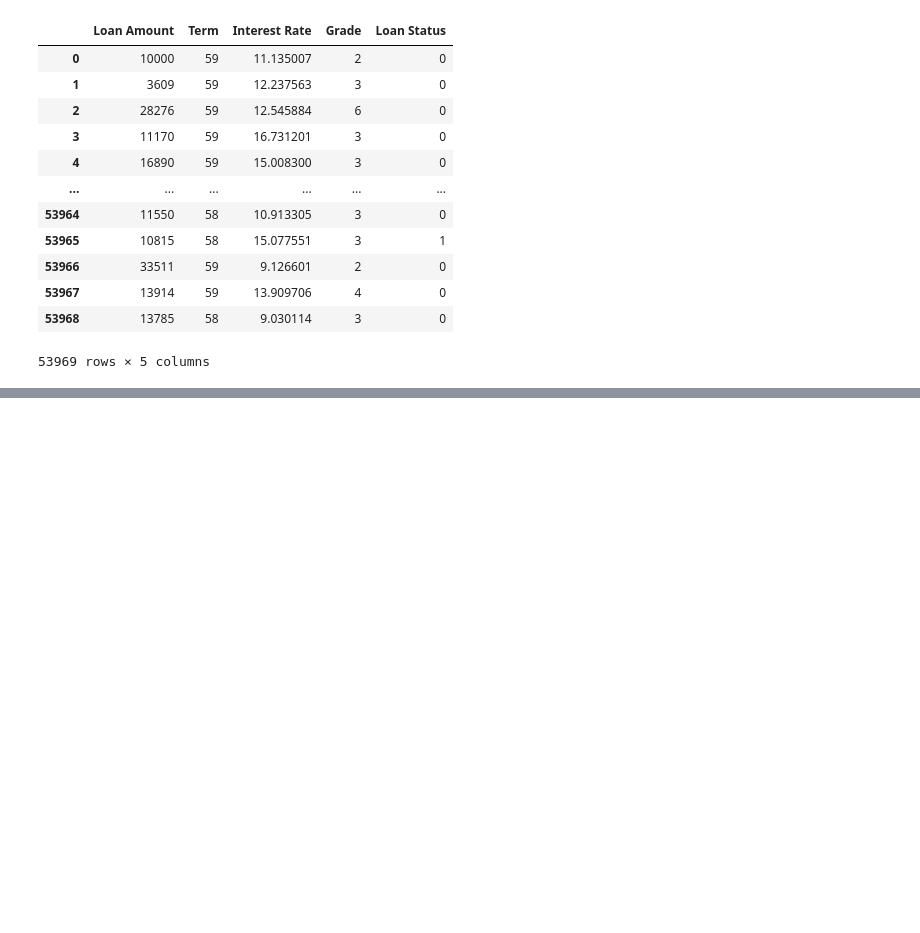
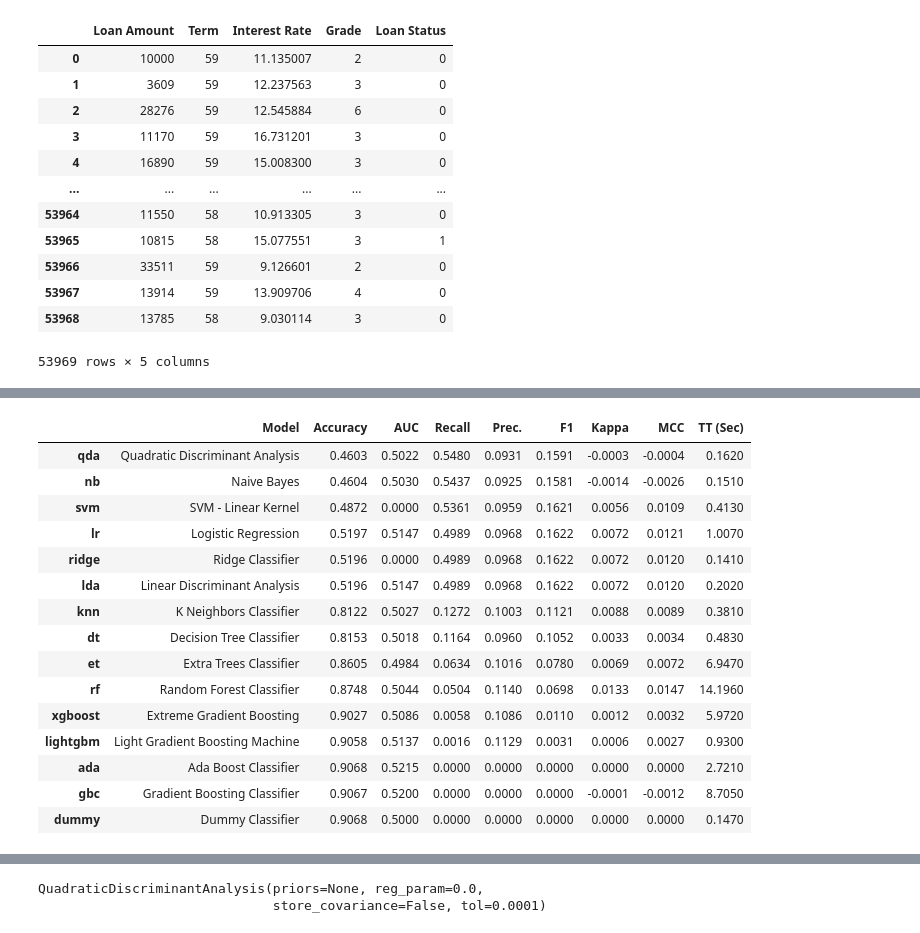
Before and after one commit to erickgt00/MLMCD, a Jupyter notebook: tareas/articuloextra.ipynb, the cells around one changed output, grey strips where cells are left out. Saved outputs shown, nothing was run; the diff lists cells and outputs as text; code cells hidden in the pictures; blank space fills up the shorter version.

```diff
--- a/tareas/articuloextra.ipynb
+++ b/tareas/articuloextra.ipynb
@@ -82,0 +116,4 @@ ModuleNotFoundError: ignored
+# %%
+# Let's run a bunch of different classification algorithms and rank them by their recall score
+compare_models(sort = 'Recall')
+# %% [output]
@@ -82,0 +121,16 @@ ModuleNotFoundError: ignored
+|  | Model | Accuracy | AUC | Recall | Prec. | F1 | Kappa | MCC | TT (Sec) |
+| qda | Quadratic Discriminant Analysis | 0.4603 | 0.5022 | 0.5480 | 0.0931 | 0.1591 | -0.0003 | -0.0004 | 0.1620 |
+| nb | Naive Bayes | 0.4604 | 0.5030 | 0.5437 | 0.0925 | 0.1581 | -0.0014 | -0.0026 | 0.1510 |
+| svm | SVM - Linear Kernel | 0.4872 | 0.0000 | 0.5361 | 0.0959 | 0.1621 | 0.0056 | 0.0109 | 0.4130 |
+| lr | Logistic Regression | 0.5197 | 0.5147 | 0.4989 | 0.0968 | 0.1622 | 0.0072 | 0.0121 | 1.0070 |
+| ridge | Ridge Classifier | 0.5196 | 0.0000 | 0.4989 | 0.0968 | 0.1622 | 0.0072 | 0.0120 | 0.1410 |
+| lda | Linear Discriminant Analysis | 0.5196 | 0.5147 | 0.4989 | 0.0968 | 0.1622 | 0.0072 | 0.0120 | 0.2020 |
+| knn | K Neighbors Classifier | 0.8122 | 0.5027 | 0.1272 | 0.1003 | 0.1121 | 0.0088 | 0.0089 | 0.3810 |
+| dt | Decision Tree Classifier | 0.8153 | 0.5018 | 0.1164 | 0.0960 | 0.1052 | 0.0033 | 0.0034 | 0.4830 |
+| et | Extra Trees Classifier | 0.8605 | 0.4984 | 0.0634 | 0.1016 | 0.0780 | 0.0069 | 0.0072 | 6.9470 |
+| rf | Random Forest Classifier | 0.8748 | 0.5044 | 0.0504 | 0.1140 | 0.0698 | 0.0133 | 0.0147 | 14.1960 |
+| xgboost | Extreme Gradient Boosting | 0.9027 | 0.5086 | 0.0058 | 0.1086 | 0.0110 | 0.0012 | 0.0032 | 5.9720 |
+| lightgbm | Light Gradient Boosting Machine | 0.9058 | 0.5137 | 0.0016 | 0.1129 | 0.0031 | 0.0006 | 0.0027 | 0.9300 |
+| ada | Ada Boost Classifier | 0.9068 | 0.5215 | 0.0000 | 0.0000 | 0.0000 | 0.0000 | 0.0000 | 2.7210 |
+| gbc | Gradient Boosting Classifier | 0.9067 | 0.5200 | 0.0000 | 0.0000 | 0.0000 | -0.0001 | -0.0012 | 8.7050 |
+| dummy | Dummy Classifier | 0.9068 | 0.5000 | 0.0000 | 0.0000 | 0.0000 | 0.0000 | 0.0000 | 0.1470 |
@@ -82,0 +138,2 @@ ModuleNotFoundError: ignored
+QuadraticDiscriminantAnalysis(priors=None, reg_param=0.0,
+                              store_covariance=False, tol=0.0001)
```
Also changed, not shown: parts of 24 cells of this notebook.
